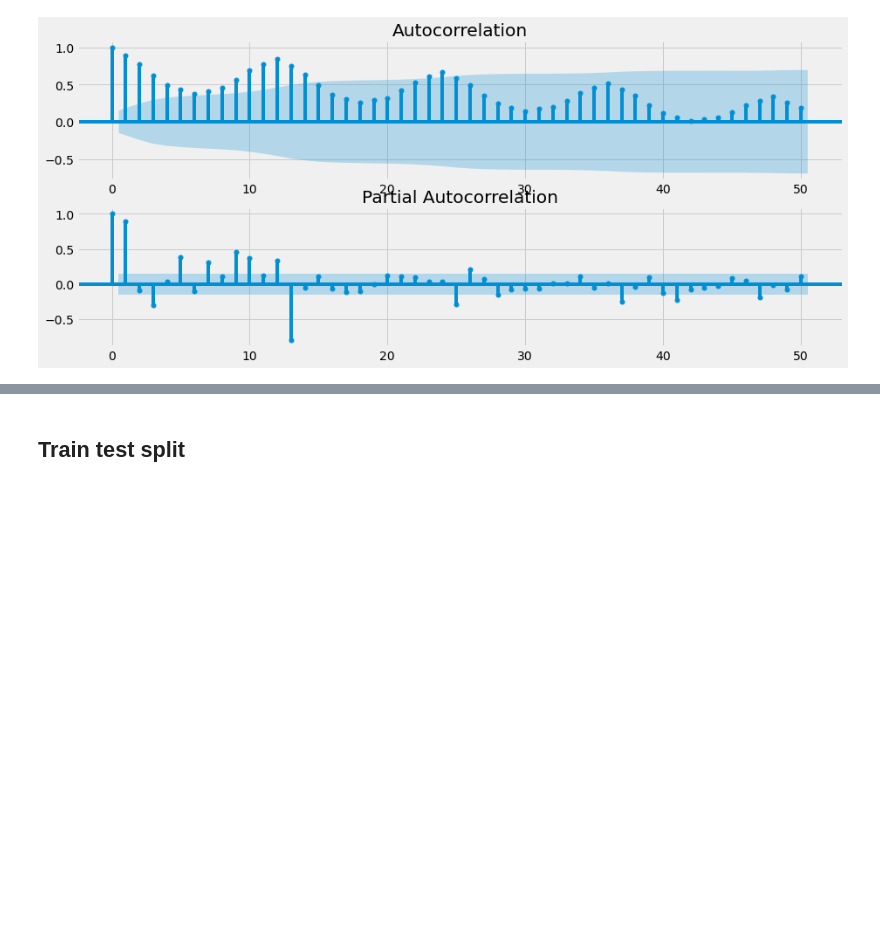
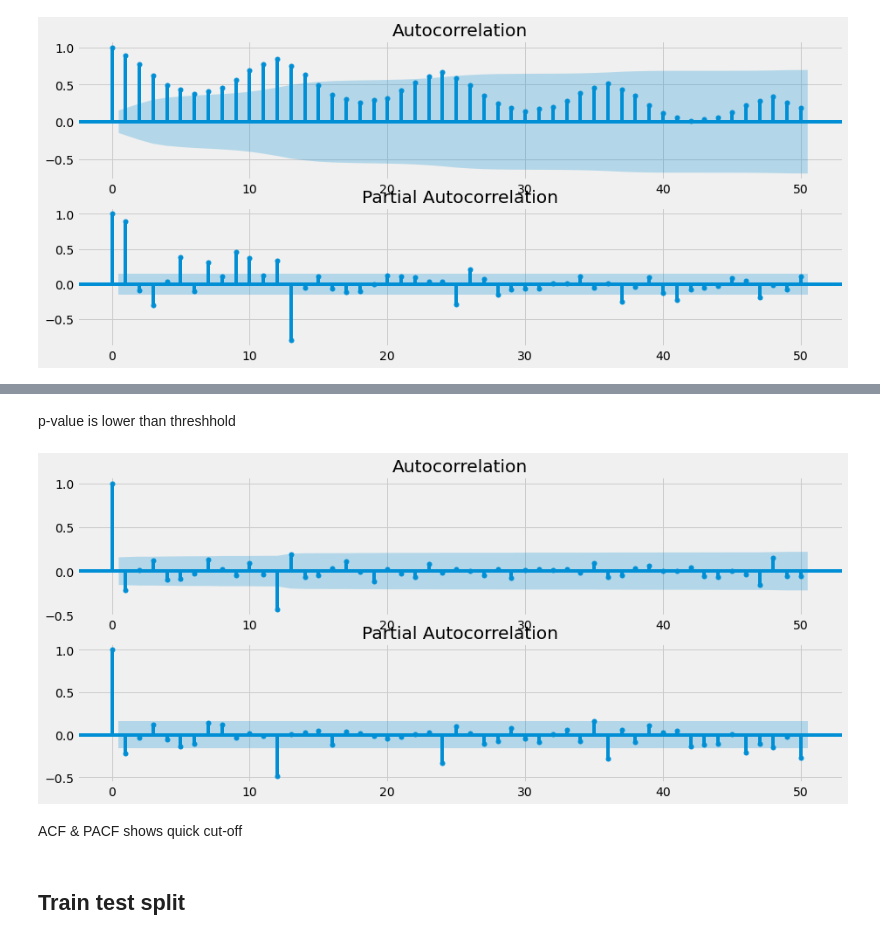
Before and after one commit to farhana01/ML-Projects, a Jupyter notebook: Statistical analysis of time series and predicion comparison/time_series_analysis_and_forecasting.ipynb, the cells around one changed output, grey strips where cells are left out. Saved outputs shown, nothing was run; the diff lists cells and outputs as text; code cells hidden in the pictures; blank space fills up the shorter version.

```diff
--- a/Statistical analysis of time series and predicion comparison/time_series_analysis_and_forecasting.ipynb
+++ b/Statistical analysis of time series and predicion comparison/time_series_analysis_and_forecasting.ipynb
@@ -92,0 +170,11 @@ plt.show()
+# %% [markdown]
+p-value is lower than threshhold
+# %%
+fig, (ax1, ax2) = plt.subplots(nrows=2, ncols=1, figsize=(14,6), sharex=False, sharey=False)
+ax1 = plot_acf(df_diff, lags=50, ax=ax1)
+ax2 = plot_pacf(df_diff, lags=50, ax=ax2)
+plt.show()
+# %% [output]
+[figure, added]
+# %% [markdown]
+ACF & PACF shows quick cut-off
```
Also changed, not shown: parts of 22 cells of this notebook.
